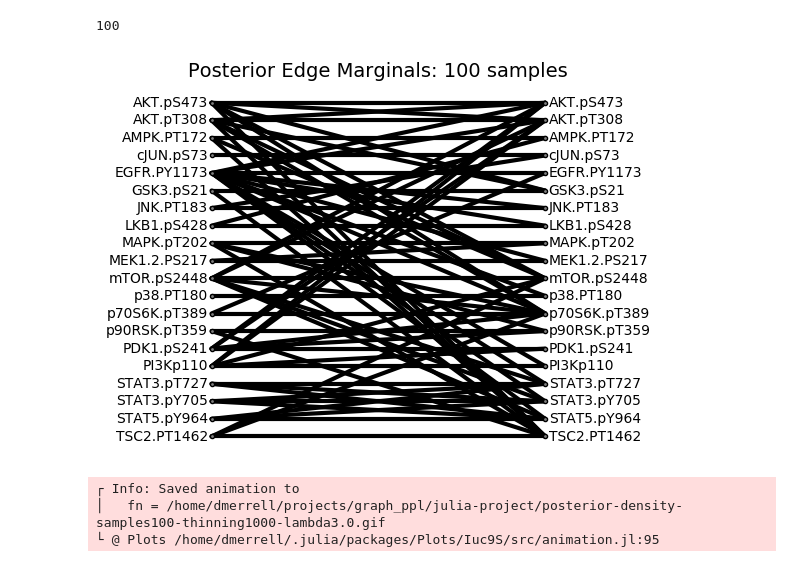
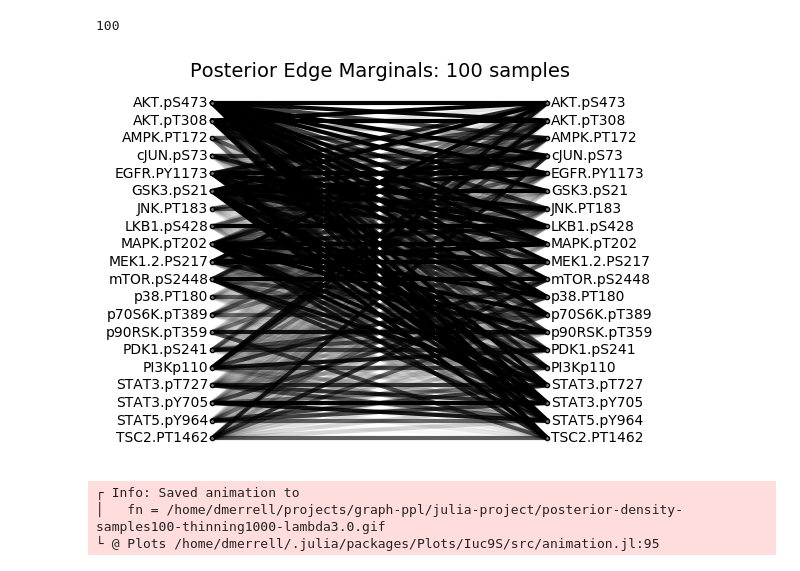
Before and after one commit to gitter-lab/ssps, a Jupyter notebook: julia-project/DBN-structure-inference.ipynb, the cells around one changed output. Drawn from its saved outputs; the diff is of its cells as text; code cells hidden in the pictures.

```diff
--- a/julia-project/DBN-structure-inference.ipynb
+++ b/julia-project/DBN-structure-inference.ipynb
@@ -486,8 +498,8 @@ Plots.title!(p, "Reference Graph")
 # %%
-function animate_dbn_sampling(dg::DiGraph, v_labels, model, model_args, proposal, proposal_args,
+function animate_dbn_sampling(dg::DiGraph, v_labels, model, model_args, observations, proposal, proposal_args,
                               involution, n_samples, thinning, title, gif_file_name)
 
-    tr, _ = Gen.generate(model, model_args)
+    tr, _ = Gen.generate(model, model_args, observations)
     anim = @animate for i=1:n_samples
         for t=1:thinning
             tr, _ = Gen.metropolis_hastings(tr, proposal, proposal_args, involution)
@@ -504,10 +516,10 @@ function animate_dbn_sampling(dg::DiGraph, v_labels, model, model_args, proposal
 end
 
 
-function animate_dbn_sampling_density(dg::DiGraph, v_labels, model, model_args, proposal, proposal_args, involution,
+function animate_dbn_sampling_density(dg::DiGraph, v_labels, model, model_args, observations, proposal, proposal_args, involution,
                                       n_samples, thinning, median_weight, title, gif_file_name)
 
-    tr, _ = Gen.generate(model, model_args)
+    tr, _ = Gen.generate(model, model_args, observations)
     count_dict = Dict()
 
     anim = @animate for i=1:n_samples
@@ -553,7 +565,7 @@ function graph_diff(new_g::DiGraph{T}, old_g::DiGraph{T}) where T
 end
 
 
-function animate_dbn_exploration(dg::DiGraph, v_labels, model, model_args, proposal, proposal_args,
+function animate_dbn_exploration(dg::DiGraph, v_labels, model, model_args, observations, proposal, proposal_args,
                                  involution, n_iterations, title, gif_file_name)
 
     v = sort(collect(dg.vertices))
@@ -561,7 +573,7 @@ function animate_dbn_exploration(dg::DiGraph, v_labels, model, model_args, propo
     y_dict = Dict([vert => ys[i] for (i,vert) in enumerate(v)])
     xs = [1.0, length(v)]
 
-    tr, _ = Gen.generate(model, model_args)
+    tr, _ = Gen.generate(model, model_args, observations)
     rejections = 0
     anim = @animate for i=1:n_iterations
         old_G = copy(tr[:G])
@@ -601,6 +613,11 @@ animate_dbn_exploration (generic function with 1 method)
 # %%
 lambda = 3.0
 n_steps = 1000
+
+observations = Gen.choicemap()
+observations[:X] = ts_vec
+observations[:lambda] = 3.0
+
 med_indegs = [2.0]
 regression_deg_max = 4
 rejection_rates = []
@@ -629,15 +646,16 @@ n_samples = 100
 # %%
 for thinning in thinnings
     animate_dbn_sampling_density(reference_dg, protein_vec, full_model, (ts_vec, reference_dg, regression_deg_max),
+                                 observations,
                                  digraph_proposal, (2.0,),
                                  digraph_involution, n_samples, thinning, 0.50,
                                  "Posterior Edge Marginals: __SAMPLES__ samples",
                                  "posterior-density-samples$(n_samples)-thinning$(thinning)-lambda$(lambda).gif");
 end
 # %% [output]
-[figure, old version]
+[figure, new version]
 ┌ Info: Saved animation to
-│   fn = /home/dmerrell/projects/graph_ppl/julia-project/posterior-density-samples100-thinning1000-lambda3.0.gif
+│   fn = /home/dmerrell/projects/graph-ppl/julia-project/posterior-density-samples100-thinning1000-lambda3.0.gif
 └ @ Plots /home/dmerrell/.julia/packages/Plots/Iuc9S/src/animation.jl:95
 # %%
 # function simple_sampling(dg, model, model_args, proposal, proposal_args,
```
Also changed, not shown: parts of 6 cells of this notebook, 3 other files.
